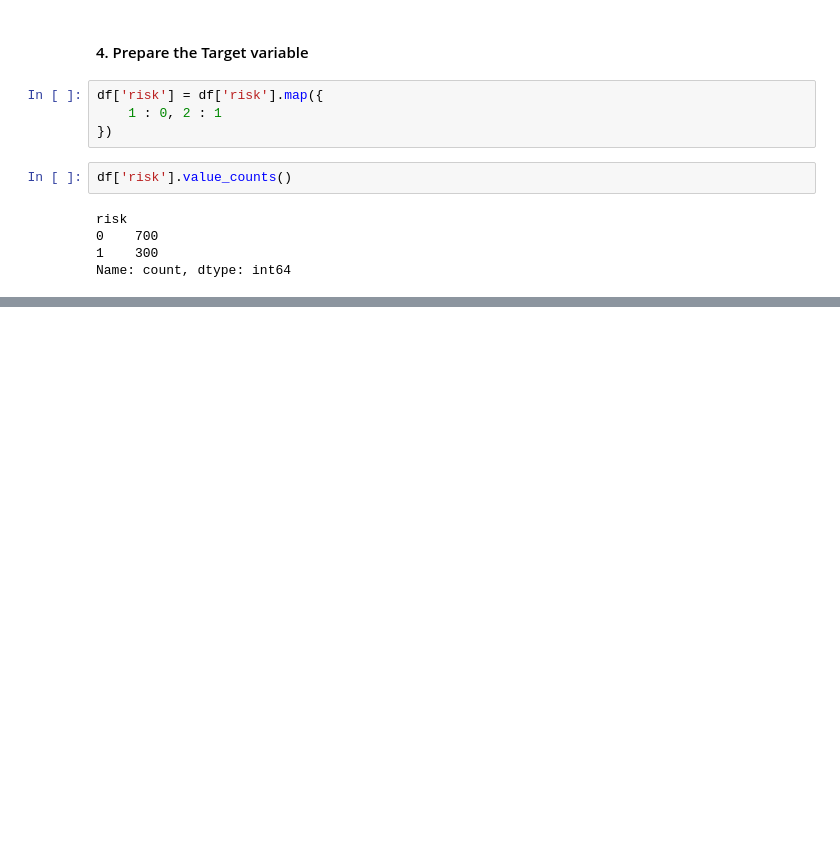
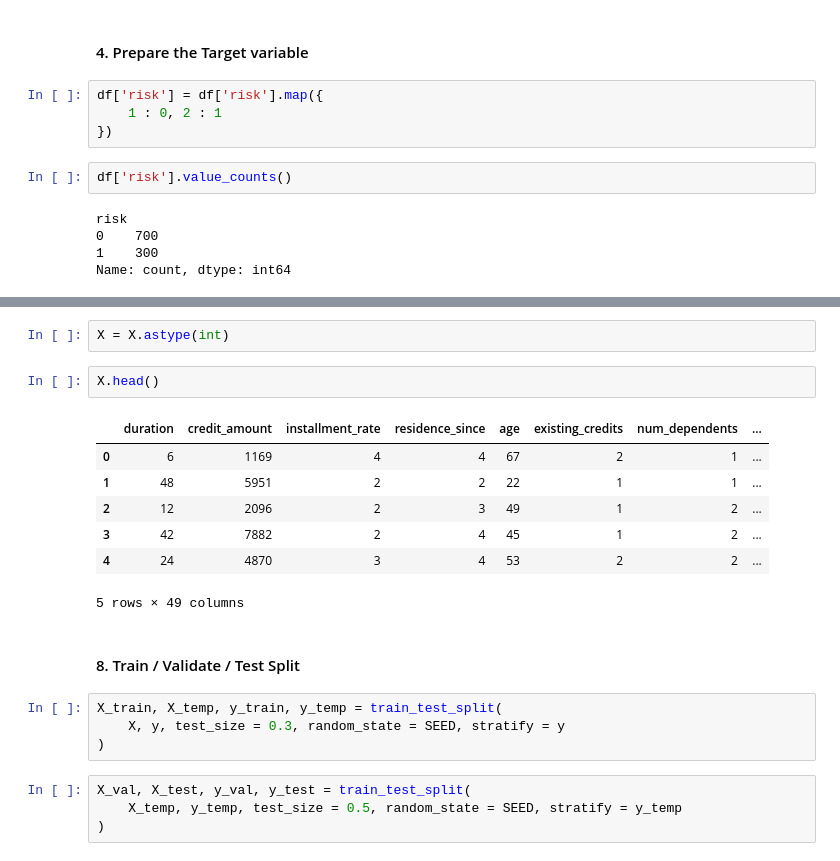
Before and after one commit to seelneas/credit_risk_ann, a Jupyter notebook: credit_risk_ann.ipynb, the cells around one changed output, grey strips where cells are left out. Saved outputs shown, nothing was run; the diff lists cells and outputs as text; blank space fills up the shorter version.

Commit message:
feat: add feature engineering and split dataset

```diff
--- a/credit_risk_ann.ipynb
+++ b/credit_risk_ann.ipynb
@@ -194,0 +236,22 @@ Name: count, dtype: int64
+# %%
+X = X.astype(int)
+# %%
+X.head()
+# %% [output]
+|  | duration | credit_amount | installment_rate | residence_since | age | existing_credits | num_dependents | ... |
+| 0 | 6 | 1169 | 4 | 4 | 67 | 2 | 1 | ... |
+| 1 | 48 | 5951 | 2 | 2 | 22 | 1 | 1 | ... |
+| 2 | 12 | 2096 | 2 | 3 | 49 | 1 | 2 | ... |
+| 3 | 42 | 7882 | 2 | 4 | 45 | 1 | 2 | ... |
+| 4 | 24 | 4870 | 3 | 4 | 53 | 2 | 2 | ... |
+5 rows × 49 columns
+# %% [markdown]
+#### 8. Train / Validate / Test Split
+# %%
+X_train, X_temp, y_train, y_temp = train_test_split(
+    X, y, test_size = 0.3, random_state = SEED, stratify = y
+)
+# %%
+X_val, X_test, y_val, y_test = train_test_split(
+    X_temp, y_temp, test_size = 0.5, random_state = SEED, stratify = y_temp
+)
```
Also changed, not shown: parts of 8 cells of this notebook.
